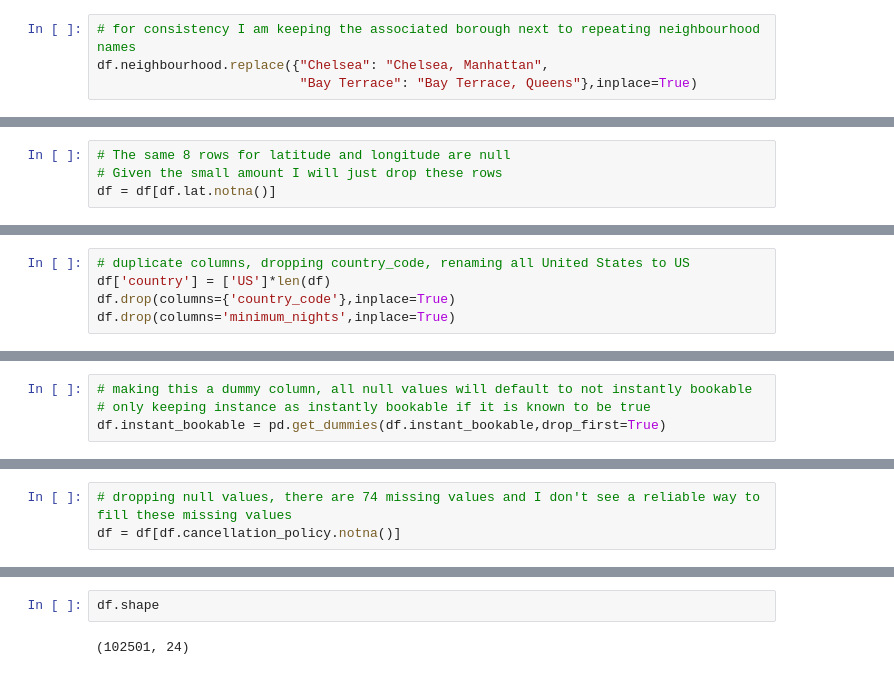
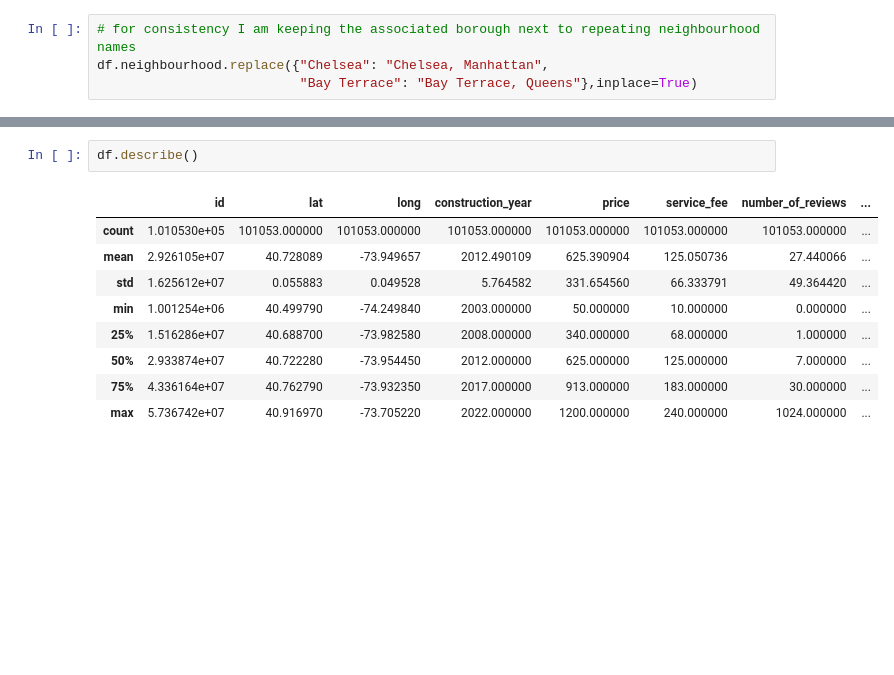
Before and after one commit to Mcapp1/AirBnB-Analysis, a Jupyter notebook: AirBnb.ipynb, the cells around one changed output, grey strips where cells are left out. Cells and saved outputs as stored; diff of their text form; blank space fills up the shorter version.

```diff
--- a/AirBnb.ipynb
+++ b/AirBnb.ipynb
@@ -726,4 +420,0 @@ df[df.lat.isnull()]
-# %%
-# The same 8 rows for latitude and longitude are null
-# Given the small amount I will just drop these rows
-df = df[df.lat.notna()]
@@ -736,5 +420,0 @@ df.shape
-# %%
-# duplicate columns, dropping country_code, renaming all United States to US
-df['country'] = ['US']*len(df)
-df.drop(columns={'country_code'},inplace=True)
-df.drop(columns='minimum_nights',inplace=True)
@@ -743,7 +421,3 @@ df.drop(columns='minimum_nights',inplace=True)
-# %%
-# making this a dummy column, all null values will default to not instantly bookable
-# only keeping instance as instantly bookable if it is known to be true
-df.instant_bookable = pd.get_dummies(df.instant_bookable,drop_first=True)
 # %%
 df.isnull().sum()
 # %% [output]
@@ -769,3 +441,0 @@ dtype: int64
-# %%
-# dropping null values, there are 74 missing values and I don't see a reliable way to fill these missing values
-df = df[df.cancellation_policy.notna()]
@@ -788,4 +442,12 @@ df[df.construction_year.isnull()]
 # %%
-df.shape
+df.describe()
 # %% [output]
-(102501, 24)
+|  | id | lat | long | construction_year | price | service_fee | number_of_reviews | ... |
+| count | 1.010530e+05 | 101053.000000 | 101053.000000 | 101053.000000 | 101053.000000 | 101053.000000 | 101053.000000 | ... |
+| mean | 2.926105e+07 | 40.728089 | -73.949657 | 2012.490109 | 625.390904 | 125.050736 | 27.440066 | ... |
+| std | 1.625612e+07 | 0.055883 | 0.049528 | 5.764582 | 331.654560 | 66.333791 | 49.364420 | ... |
+| min | 1.001254e+06 | 40.499790 | -74.249840 | 2003.000000 | 50.000000 | 10.000000 | 0.000000 | ... |
+| 25% | 1.516286e+07 | 40.688700 | -73.982580 | 2008.000000 | 340.000000 | 68.000000 | 1.000000 | ... |
+| 50% | 2.933874e+07 | 40.722280 | -73.954450 | 2012.000000 | 625.000000 | 125.000000 | 7.000000 | ... |
+| 75% | 4.336164e+07 | 40.762790 | -73.932350 | 2017.000000 | 913.000000 | 183.000000 | 30.000000 | ... |
+| max | 5.736742e+07 | 40.916970 | -73.705220 | 2022.000000 | 1200.000000 | 240.000000 | 1024.000000 | ... |
```
Also changed, not shown: parts of 140 cells of this notebook, 1 other file.
